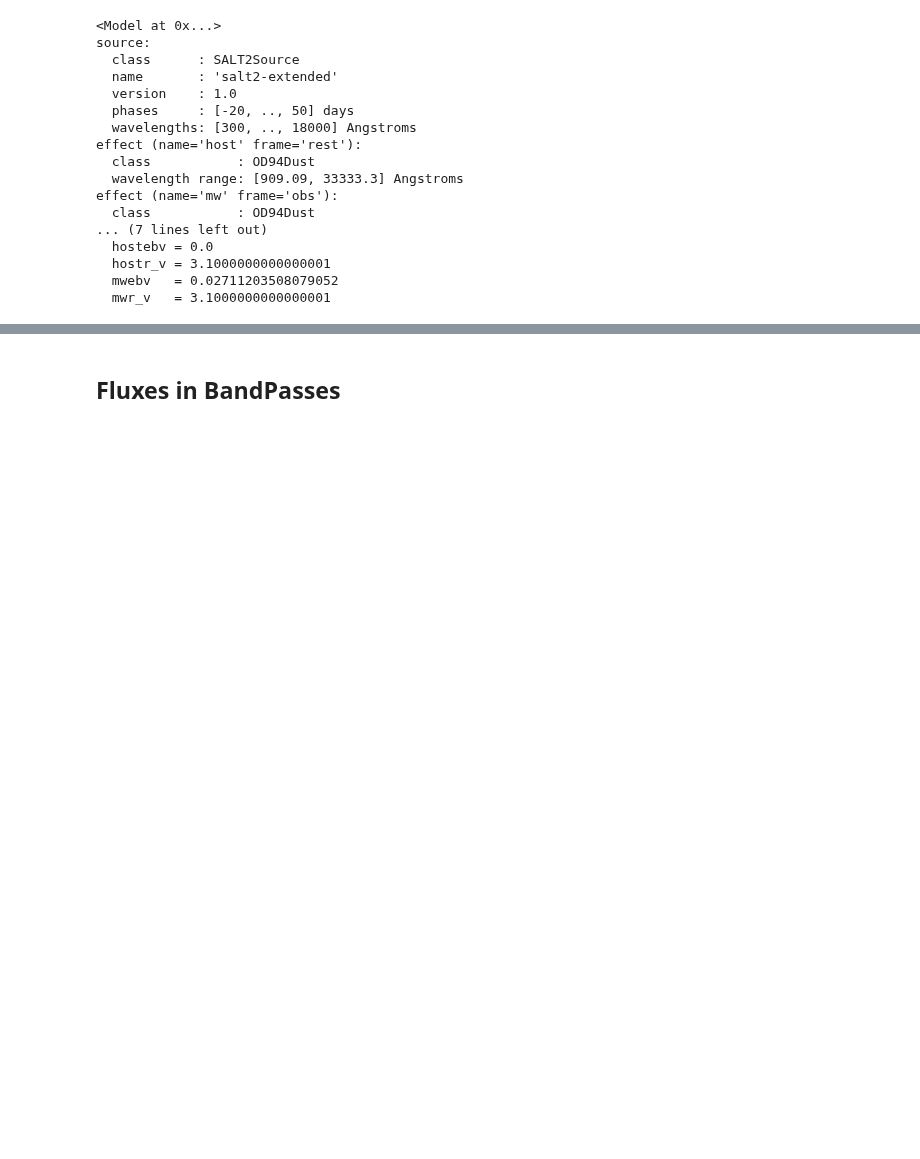
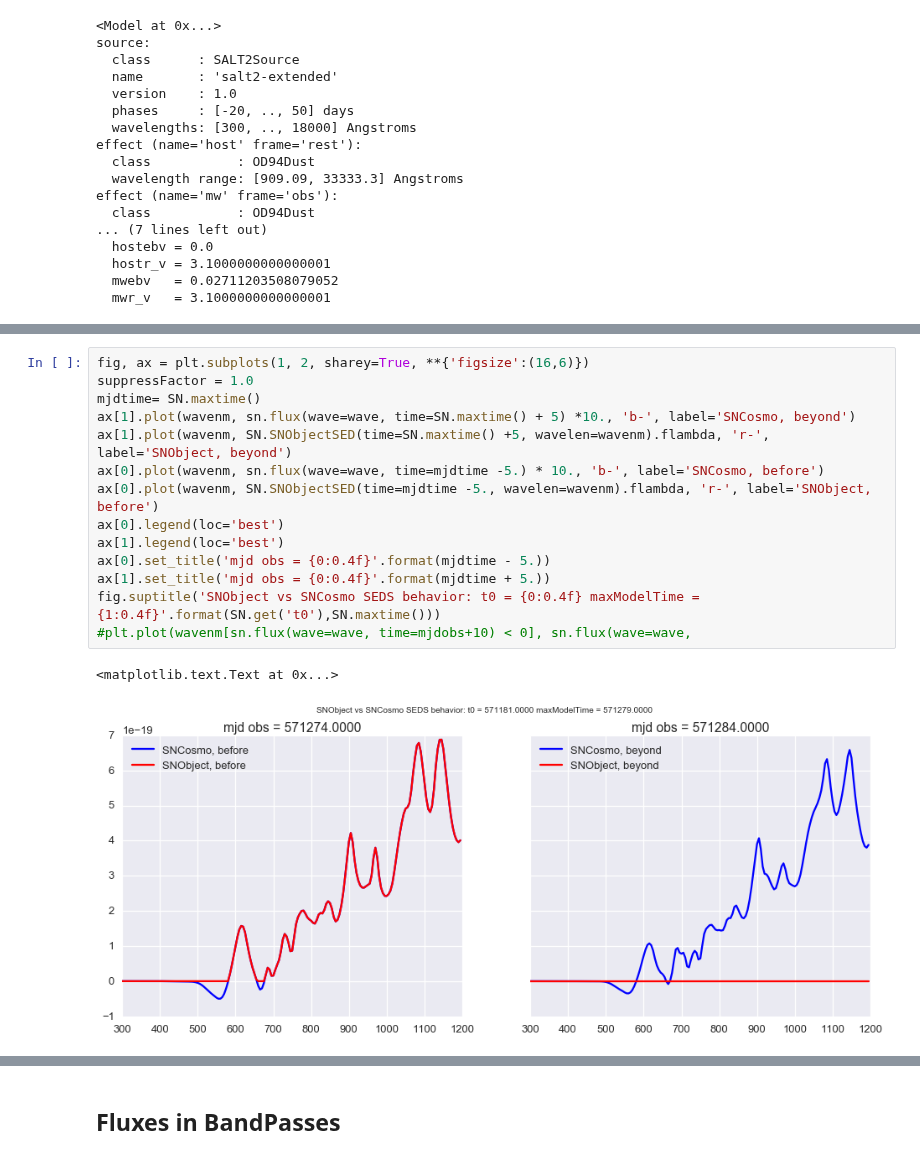
Before and after one commit to lsst-sims/legacy_sims_catUtils, a Jupyter notebook: examples/SNObject_example.ipynb, the cells around one changed output, grey strips where cells are left out. Cells and saved outputs as stored; diff of their text form; blank space fills up the shorter version.

```diff
--- a/examples/SNObject_example.ipynb
+++ b/examples/SNObject_example.ipynb
@@ -292,0 +312,17 @@ plt.plot(SN.SNObjectSED(time=mjdobs, wavelen=wavenm).flambda / sn.flux(wave=wave
+# %%
+fig, ax = plt.subplots(1, 2, sharey=True, **{'figsize':(16,6)})
+suppressFactor = 1.0
+mjdtime= SN.maxtime()
+ax[1].plot(wavenm, sn.flux(wave=wave, time=SN.maxtime() + 5) *10., 'b-', label='SNCosmo, beyond')
+ax[1].plot(wavenm, SN.SNObjectSED(time=SN.maxtime() +5, wavelen=wavenm).flambda, 'r-', label='SNObject, beyond')
+ax[0].plot(wavenm, sn.flux(wave=wave, time=mjdtime -5.) * 10., 'b-', label='SNCosmo, before')
+ax[0].plot(wavenm, SN.SNObjectSED(time=mjdtime -5., wavelen=wavenm).flambda, 'r-', label='SNObject, before')
+ax[0].legend(loc='best')
+ax[1].legend(loc='best')
+ax[0].set_title('mjd obs = {0:0.4f}'.format(mjdtime - 5.))
+ax[1].set_title('mjd obs = {0:0.4f}'.format(mjdtime + 5.))
+fig.suptitle('SNObject vs SNCosmo SEDS behavior: t0 = {0:0.4f} maxModelTime = {1:0.4f}'.format(SN.get('t0'),SN.maxtime()))
+#plt.plot(wavenm[sn.flux(wave=wave, time=mjdobs+10) < 0], sn.flux(wave=wave,
+# %% [output]
+<matplotlib.text.Text at 0x...>
+[figure, added]
```
Also changed, not shown: parts of 14 cells of this notebook.
